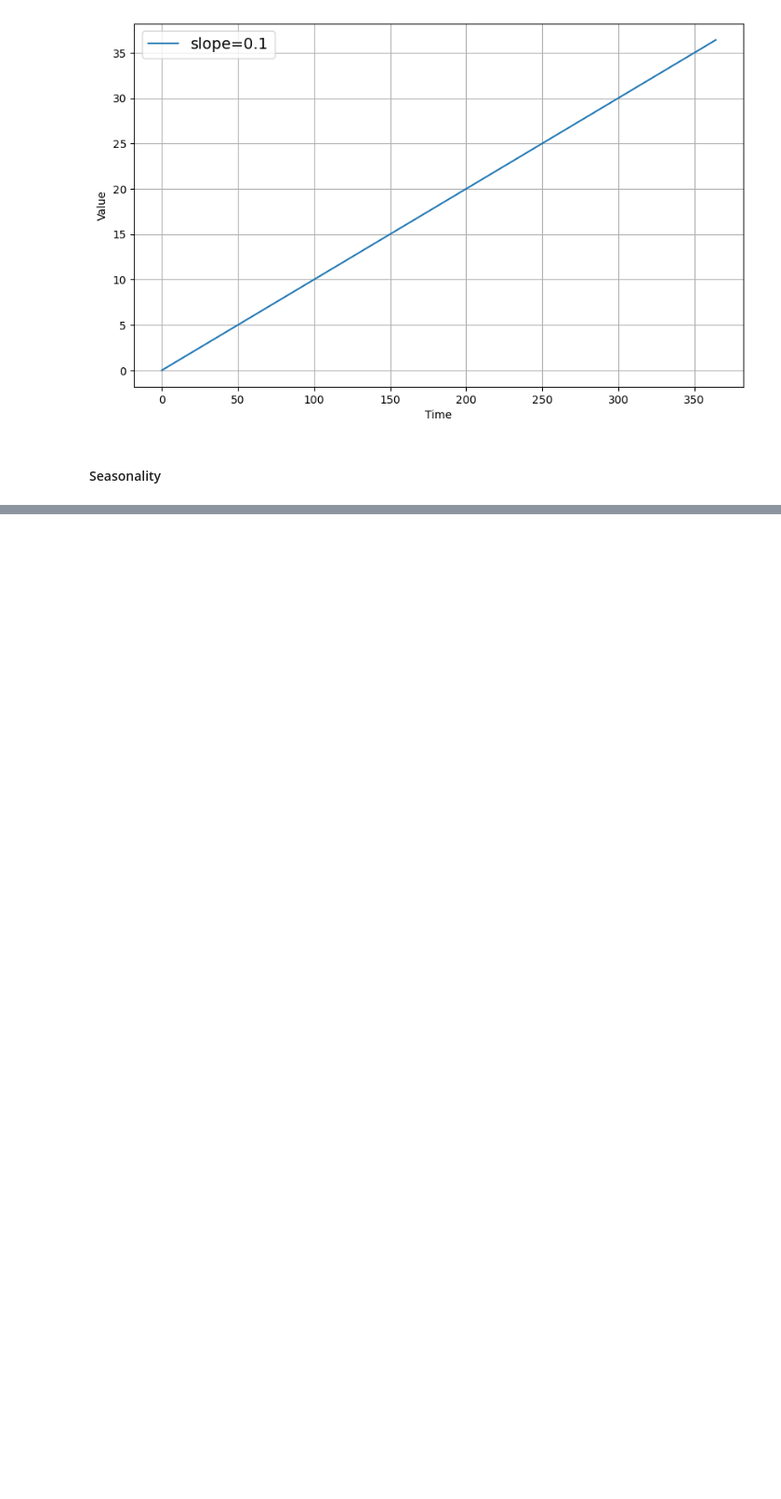
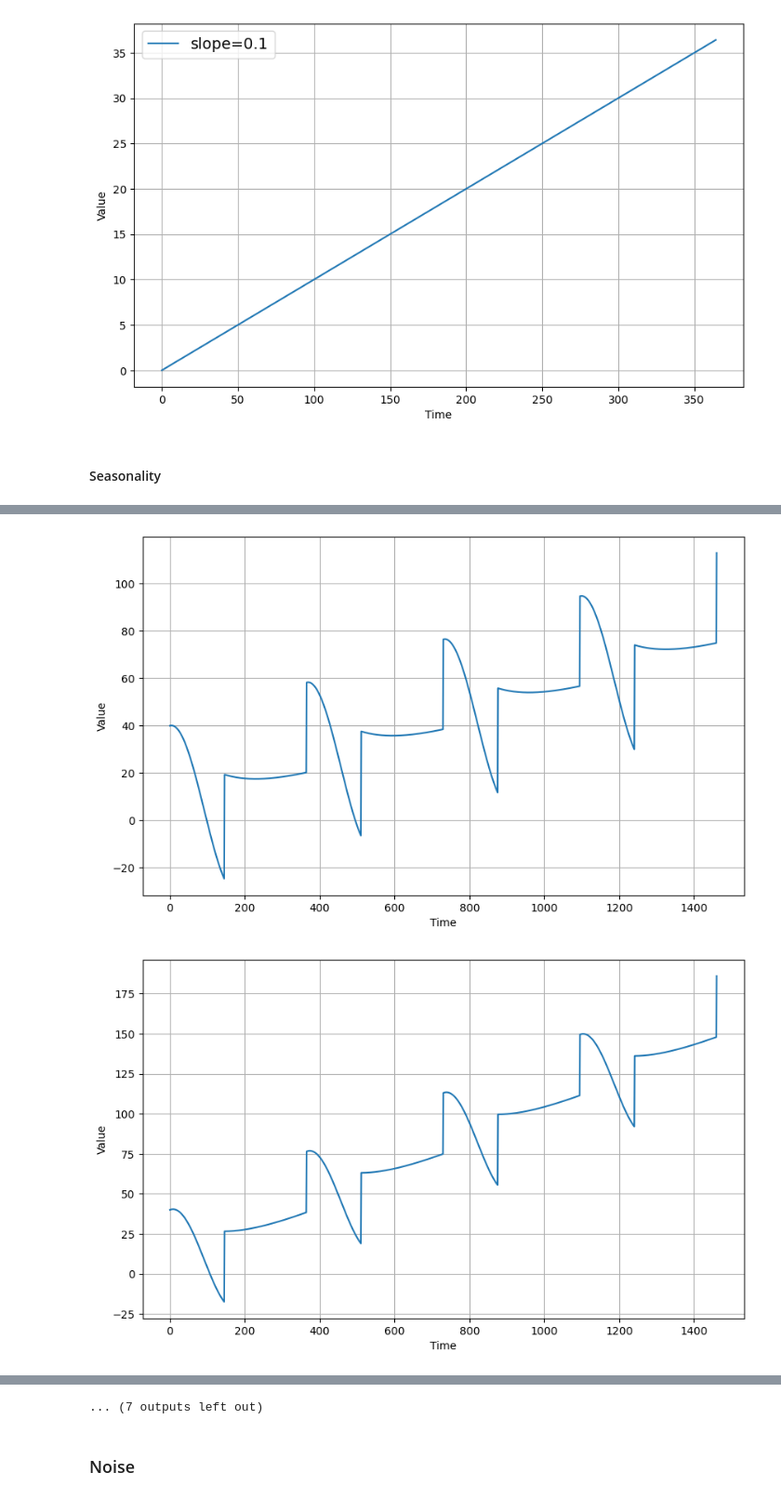
Before and after one commit to karamalhanatleh/DeepLearning.AI-TensorFlow-Developer-Professional, a Jupyter notebook: Sequences, Time Series and Prediction/Week1/Time Series Plots.ipynb, the cells around one changed output, grey strips where cells are left out. Shown at 93% size. Drawn from its saved outputs; the diff is of its cells as text; code cells hidden in the pictures; blank space fills up the shorter version.

```diff
--- a/Sequences, Time Series and Prediction/Week1/Time Series Plots.ipynb
+++ b/Sequences, Time Series and Prediction/Week1/Time Series Plots.ipynb
@@ -74,0 +121,13 @@ plot_series(time , series , label=[f'slope={slope}'])
+# %%
+for i in range(1,100):
+    if i%5==0:
+        slope = i/100
+        period = 365
+        amplitude = 40
+
+        series= trend(time,slope)+seasonality(time , period , amplitude)
+
+        plot_series(time ,series)
+# %% [output]
+[figure, added]
+[figure, added]
@@ -74,0 +144,3 @@ plot_series(time , series , label=[f'slope={slope}'])
+... (7 outputs left out)
+# %% [markdown]
+### Noise
```
Also changed, not shown: parts of 27 cells of this notebook, 1 other file.
